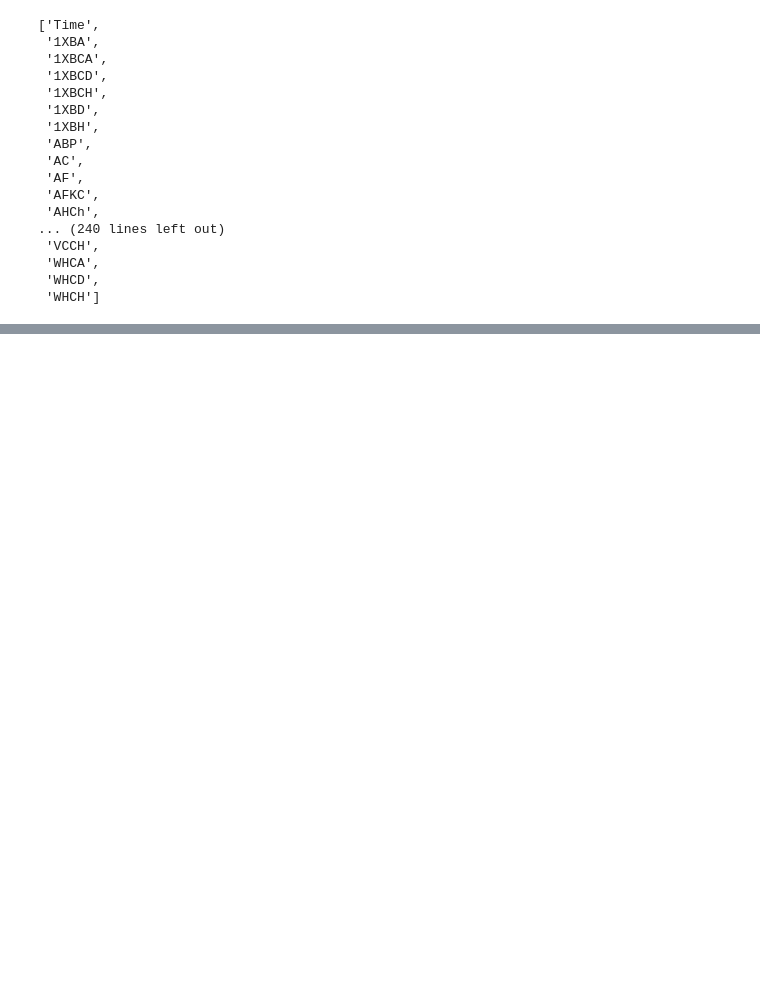
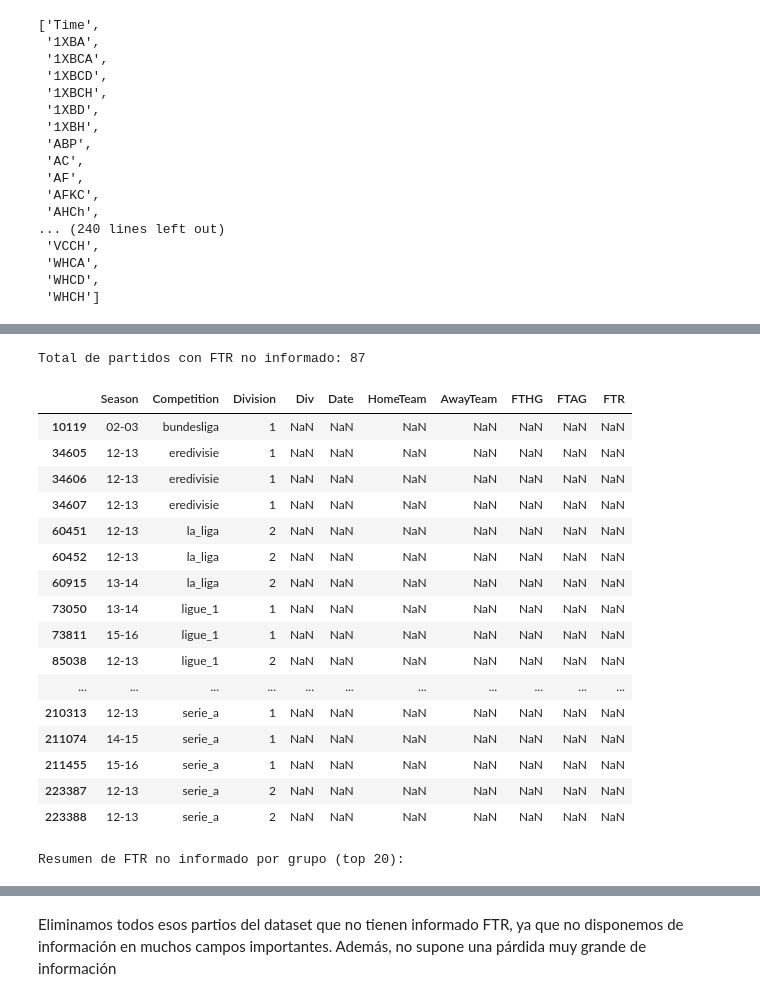
Before and after one commit to andresbri98/empateitor, a Jupyter notebook: notebooks/clean_unified_football_data.ipynb, the cells around one changed output, grey strips where cells are left out. Cells and saved outputs as stored; diff of their text form; code cells hidden in the pictures; blank space fills up the shorter version.

```diff
--- a/notebooks/clean_unified_football_data.ipynb
+++ b/notebooks/clean_unified_football_data.ipynb
@@ -188,0 +439,15 @@ NameError: name 'limpio' is not defined
+# %%
+# Resumen de tipos y calidad de datos
+import pandas as pd
+pd.set_option('display.max_rows', None)
+pd.set_option('display.max_columns', None)
+
+summary = pd.DataFrame({
+    'dtype': df_simplificado.dtypes.astype(str),
+    'non_null': df_simplificado.notna().sum(),
+    'nulls': df_simplificado.isna().sum(),
+    'null_%': (df_simplificado.isna().mean() * 100).round(2),
+    'unique': df_simplificado.nunique(dropna=True)
+}).sort_index()
+
+display(summary)
@@ -188,0 +702,57 @@ NameError: name 'limpio' is not defined
+# %%
+# Mostrar partidos con FTR no informado y resumen por grupo
+import numpy as np
+import pandas as pd
+
+if 'FTR' not in df_simplificado.columns:
+    print('La columna FTR no existe en df_simplificado.')
+else:
+    FTR_clean = df_simplificado['FTR'].astype(str).str.strip()
+    FTR_clean = FTR_clean.replace({'': np.nan})
+    FTR_upper = FTR_clean.str.upper()
+    valid_mask = FTR_upper.isin(['H','D','A'])
+    missing_mask = ~valid_mask
+
+    cols_ctx = [c for c in ['Season','Competition','Division','Div','Date','HomeTeam','AwayTeam','FTHG','FTAG','FTR'] if c in df_simplificado.columns]
+    missing_ftr_rows = df_simplificado.loc[missing_mask, cols_ctx].copy()
+
+    print(f"Total de partidos con FTR no informado: {len(missing_ftr_rows)}")
+    display(missing_ftr_rows.head(50))
+
+    # Resumen por grupo (Division/Div, Competition, Season)
+    group_cols = []
+    if 'Division' in df_simplificado.columns:
+        group_cols.append('Division')
+    elif 'Div' in df_simplificado.columns:
+        group_cols.append('Div')
+    if 'Competition' in df_simplificado.columns:
+        group_cols.append('Competition')
+    if 'Season' in df_simplificado.columns:
+        group_cols.append('Season')
+
+    if group_cols:
+        summary_missing = missing_ftr_rows.groupby(group_cols, dropna=False).size().to_frame('missing_FTR_count').sort_values('missing_FTR_count', ascending=False)
+        print('\nResumen de FTR no informado por grupo (top 20):')
+        display(summary_missing.head(20))
+    else:
+        print('No hay columnas adecuadas para agrupar (Division/Div, Competition, Season).')
+# %% [output]
+Total de partidos con FTR no informado: 87
+|  | Season | Competition | Division | Div | Date | HomeTeam | AwayTeam | FTHG | FTAG | FTR |
+| 10119 | 02-03 | bundesliga | 1 | NaN | NaN | NaN | NaN | NaN | NaN | NaN |
+| 34605 | 12-13 | eredivisie | 1 | NaN | NaN | NaN | NaN | NaN | NaN | NaN |
+| 34606 | 12-13 | eredivisie | 1 | NaN | NaN | NaN | NaN | NaN | NaN | NaN |
+| 34607 | 12-13 | eredivisie | 1 | NaN | NaN | NaN | NaN | NaN | NaN | NaN |
+| 60451 | 12-13 | la_liga | 2 | NaN | NaN | NaN | NaN | NaN | NaN | NaN |
+| 60452 | 12-13 | la_liga | 2 | NaN | NaN | NaN | NaN | NaN | NaN | NaN |
+| 60915 | 13-14 | la_liga | 2 | NaN | NaN | NaN | NaN | NaN | NaN | NaN |
+| 73050 | 13-14 | ligue_1 | 1 | NaN | NaN | NaN | NaN | NaN | NaN | NaN |
+| 73811 | 15-16 | ligue_1 | 1 | NaN | NaN | NaN | NaN | NaN | NaN | NaN |
+| 85038 | 12-13 | ligue_1 | 2 | NaN | NaN | NaN | NaN | NaN | NaN | NaN |
+| ... | ... | ... | ... | ... | ... | ... | ... | ... | ... | ... |
+| 210313 | 12-13 | serie_a | 1 | NaN | NaN | NaN | NaN | NaN | NaN | NaN |
+| 211074 | 14-15 | serie_a | 1 | NaN | NaN | NaN | NaN | NaN | NaN | NaN |
+| 211455 | 15-16 | serie_a | 1 | NaN | NaN | NaN | NaN | NaN | NaN | NaN |
+| 223387 | 12-13 | serie_a | 2 | NaN | NaN | NaN | NaN | NaN | NaN | NaN |
+| 223388 | 12-13 | serie_a | 2 | NaN | NaN | NaN | NaN | NaN | NaN | NaN |
+Resumen de FTR no informado por grupo (top 20):
@@ -188,0 +777,2 @@ NameError: name 'limpio' is not defined
+# %% [markdown]
+Eliminamos todos esos partios del dataset que no tienen informado FTR, ya que no disponemos de información en muchos campos importantes. Además, no supone una párdida muy grande de información
```
Also changed, not shown: parts of 32 cells of this notebook, 2 other files.
